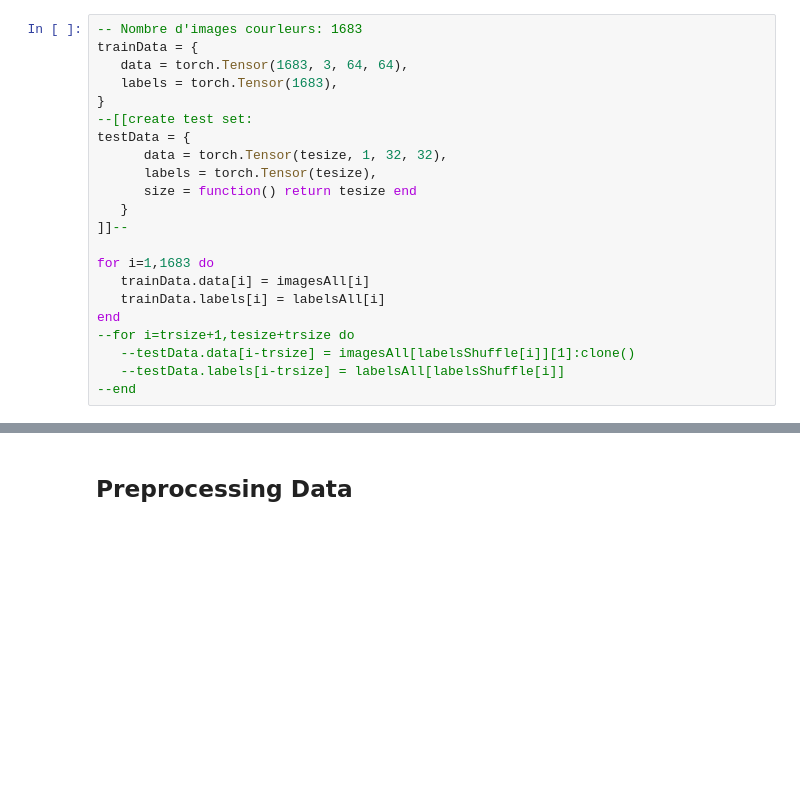
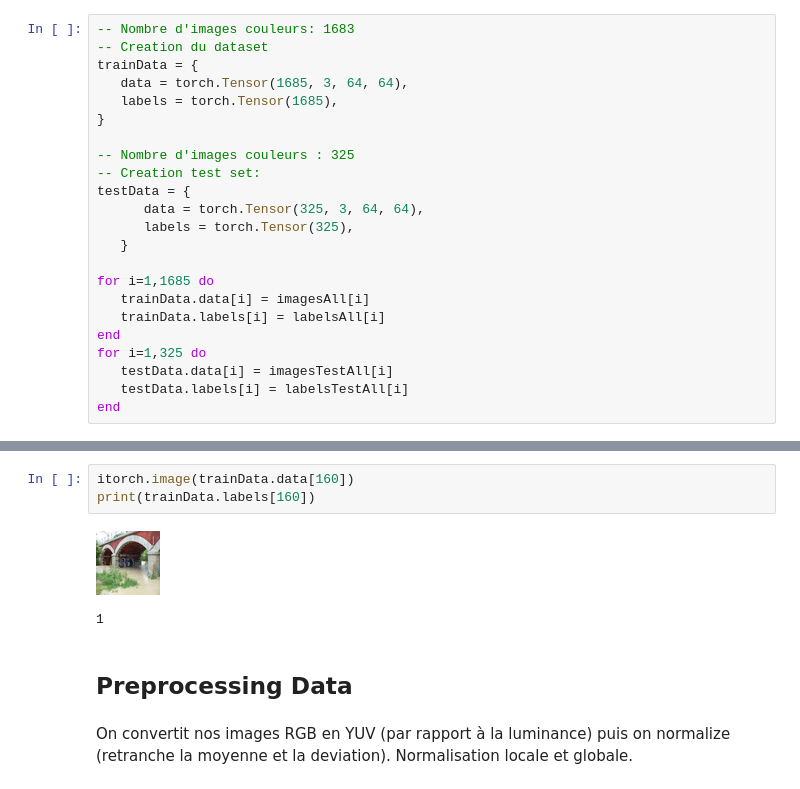
Before and after one commit to alexattia/Deep-Learning, a Jupyter notebook: loadData.ipynb, the cells around one changed output, grey strips where cells are left out. Saved outputs shown, nothing was run; the diff lists cells and outputs as text; blank space fills up the shorter version.

Commit message:
Ajout des données test, clean + model

```diff
--- a/loadData.ipynb
+++ b/loadData.ipynb
@@ -56,22 +80,23 @@ end
 # %%
--- Nombre d'images courleurs: 1683
+-- Nombre d'images couleurs: 1683
+-- Creation du dataset
 trainData = {
-   data = torch.Tensor(1683, 3, 64, 64),
-   labels = torch.Tensor(1683),
+   data = torch.Tensor(1685, 3, 64, 64),
+   labels = torch.Tensor(1685),
 }
---[[create test set:
+
+-- Nombre d'images couleurs : 325
+-- Creation test set:
 testData = {
-      data = torch.Tensor(tesize, 1, 32, 32),
-      labels = torch.Tensor(tesize),
-      size = function() return tesize end
+      data = torch.Tensor(325, 3, 64, 64),
+      labels = torch.Tensor(325),
    }
-]]--
 
-for i=1,1683 do
+for i=1,1685 do
    trainData.data[i] = imagesAll[i]
    trainData.labels[i] = labelsAll[i]
 end
---for i=trsize+1,tesize+trsize do
-   --testData.data[i-trsize] = imagesAll[labelsShuffle[i]][1]:clone()
-   --testData.labels[i-trsize] = labelsAll[labelsShuffle[i]]
---end
+for i=1,325 do
+   testData.data[i] = imagesTestAll[i]
+   testData.labels[i] = labelsTestAll[i]
+end
@@ -107,2 +115,10 @@ Est ce que ce code là on le sort pas de la grosse boucle ?
+# %%
+itorch.image(trainData.data[160])
+print(trainData.labels[160])
+# %% [output]
+[figure, added]
+1
 # %% [markdown]
 ## Preprocessing Data
+# %% [markdown]
+On convertit nos images RGB en YUV (par rapport à la luminance) puis on normalize (retranche la moyenne et la deviation). Normalisation locale et globale.
```
Also changed, not shown: parts of 25 cells of this notebook.
